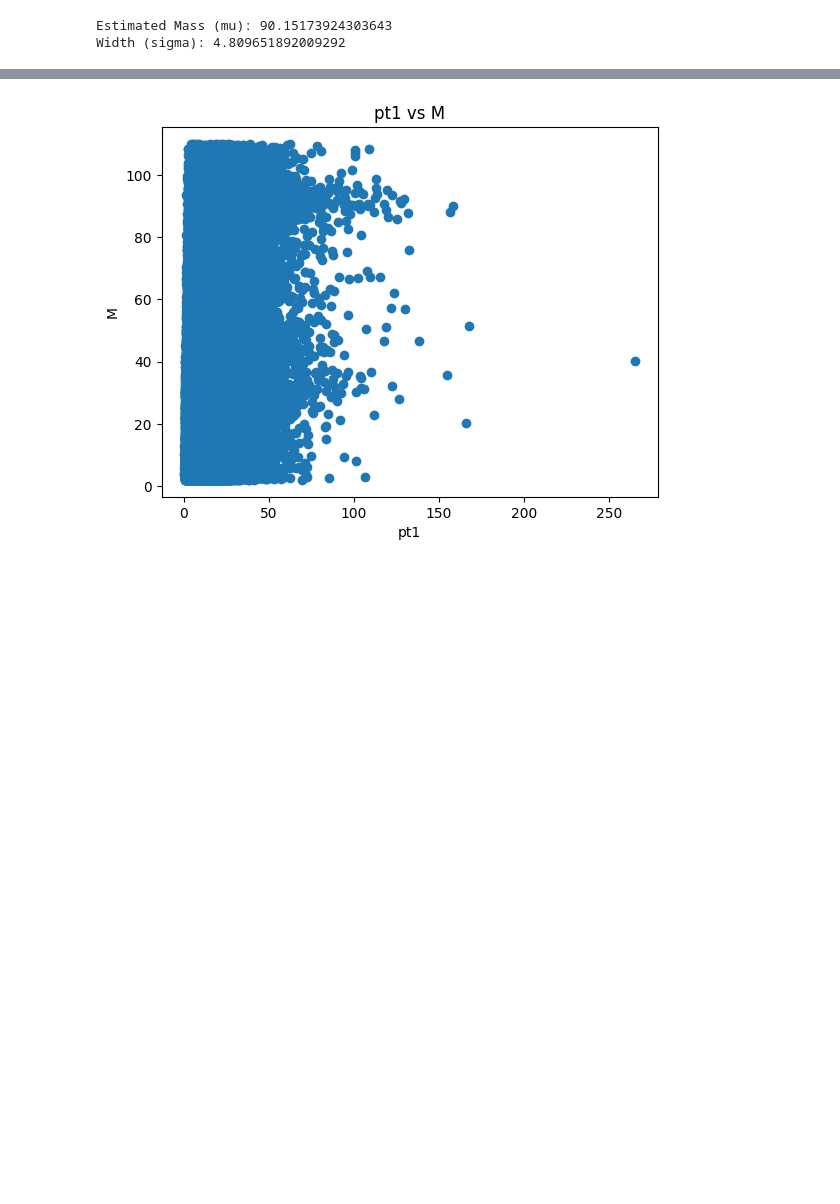
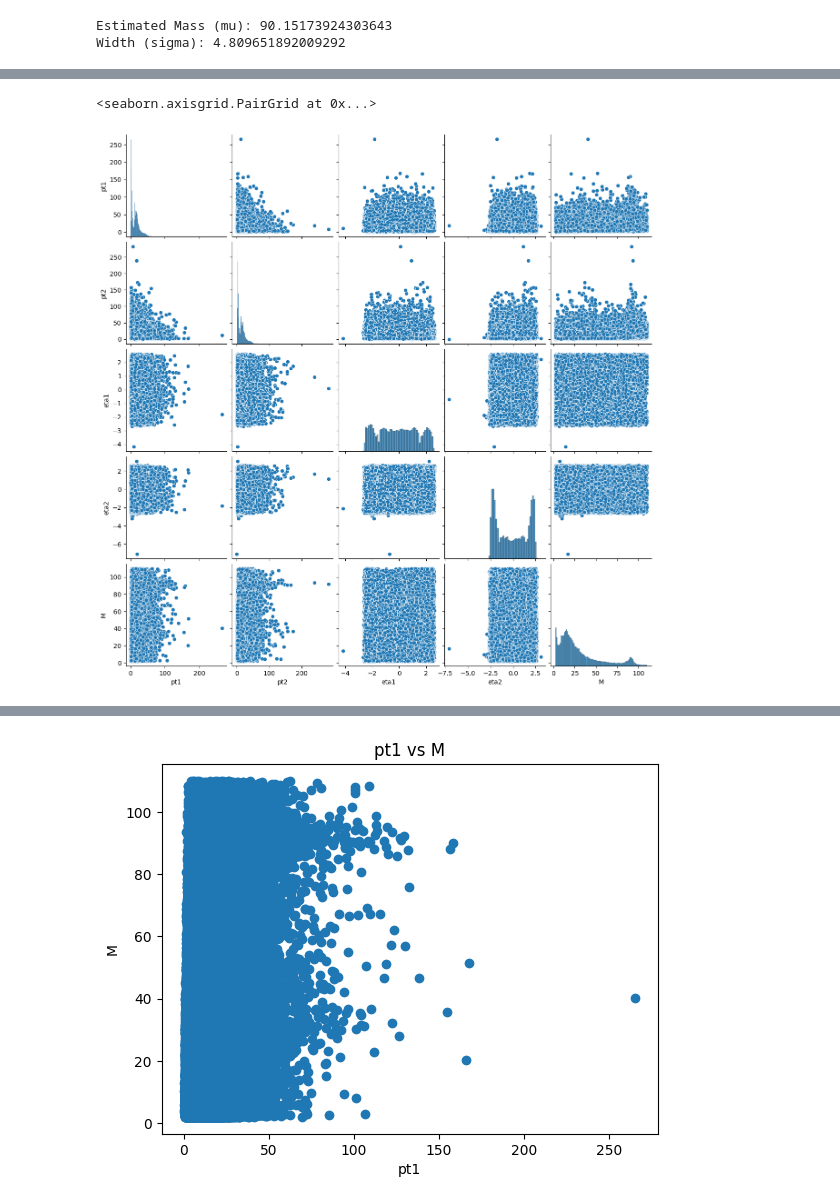
Before and after one commit to BinaryWhizz/Data-Analysis, a Jupyter notebook: Data Analysis 05/01.ipynb, the cells around one changed output, grey strips where cells are left out. Drawn from its saved outputs; the diff is of its cells as text; code cells hidden in the pictures; blank space fills up the shorter version.

```diff
--- a/Data Analysis 05/01.ipynb
+++ b/Data Analysis 05/01.ipynb
@@ -204,0 +263,5 @@ Width (sigma): 4.809651892009292
+# %%
+sns.pairplot(data[['pt1', 'pt2', 'eta1', 'eta2', 'M']])
+# %% [output]
+<seaborn.axisgrid.PairGrid at 0x...>
+[figure, added]
```
Also changed, not shown: parts of 10 cells of this notebook.
